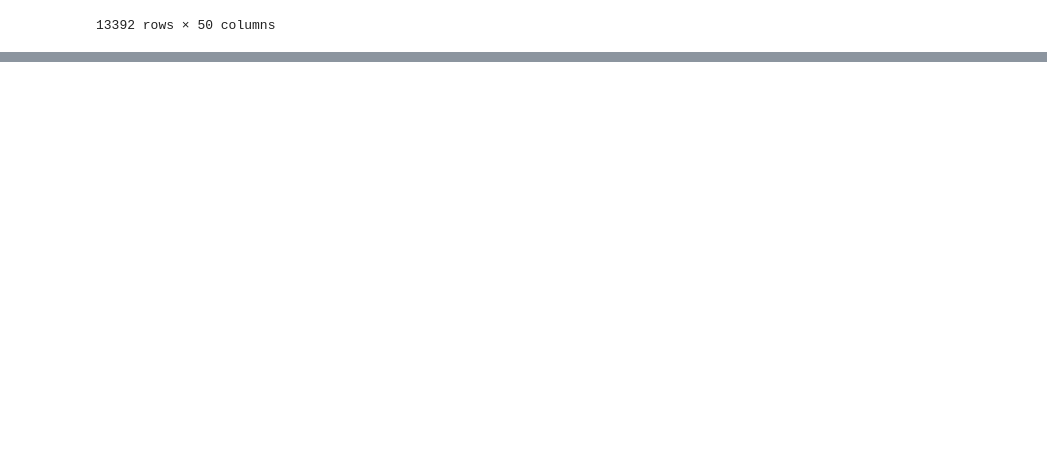
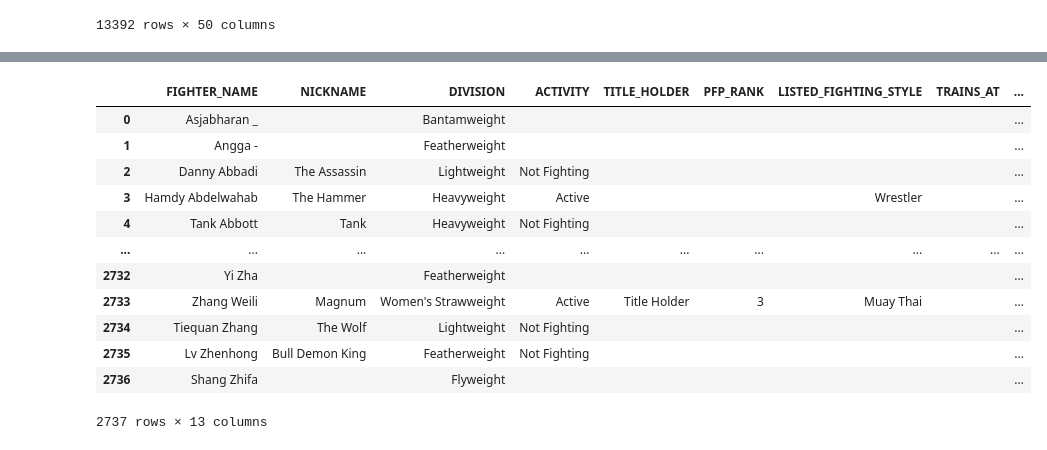
Before and after one commit to paradisal1/UFCStatsDashboard, a Jupyter notebook: play_process.ipynb, the cells around one changed output, grey strips where cells are left out. Drawn from its saved outputs; the diff is of its cells as text; code cells hidden in the pictures; blank space fills up the shorter version.

```diff
--- a/play_process.ipynb
+++ b/play_process.ipynb
@@ -401,21 +387,35 @@ combatants_df
 # %%
 import numpy as np
 db = DBInterface(cfg.DB_PATH / 'ufc_raw')
 ufc_fighters = db.Pdf("officialufcfighters")
 db.close()
 
 ufc_fighters = ufc_fighters.replace("-{2,}", None, regex=True)
 ufc_fighters = ufc_fighters.replace(r'"', '', regex=True)
 ufc_fighters['Standing_Strikes'] = ufc_fighters['Standing_Strikes'].str.findall(r'(\d+)(?!\d* ?%)').apply(lambda x: int(x[0]) if x is not None else None)
 ufc_fighters['Clinch_Strikes'] = ufc_fighters['Clinch_Strikes'].str.findall(r'(\d+)(?!\d* ?%)').apply(lambda x: int(x[0]) if x is not None else None)
 ufc_fighters['Ground_Strikes'] = ufc_fighters['Ground_Strikes'].str.findall(r'(\d+)(?!\d* ?%)').apply(lambda x: int(x[0]) if x is not None else None)
 ufc_fighters['Gender'] = np.where(ufc_fighters['Division'].str.lower().str.contains('women'), 'F', 'M')
 ufc_fighters['Division_Rank'] = ufc_fighters['Division'].str.extract('(\d+)')
-ufc_fighters['Division'] = ufc_fighters['Division'].str.findall(r"(Women's ?(\w+) (?<!Division)").apply(lambda x: x[-1] if x is not None else None)
+ufc_fighters['Division'] = ufc_fighters['Division'].str.findall(r"((?:Women's )?\w+)(?= Division)").apply(lambda x: x[0] if x is not None else None)
 ufc_fighters['PFP_Rank'] = ufc_fighters['PFP_Rank'].str.extract('(\d+)')
 ufc_fighters.columns = ufc_fighters.columns.str.upper()
 ufc_fighters = replace_na(ufc_fighters)
-ufc_fighters;
+ufc_fighters
+# %% [output]
+|  | FIGHTER_NAME | NICKNAME | DIVISION | ACTIVITY | TITLE_HOLDER | PFP_RANK | LISTED_FIGHTING_STYLE | TRAINS_AT | ... |
+| 0 | Asjabharan _ |  | Bantamweight |  |  |  |  |  | ... |
+| 1 | Angga - |  | Featherweight |  |  |  |  |  | ... |
+| 2 | Danny Abbadi | The Assassin | Lightweight | Not Fighting |  |  |  |  | ... |
+| 3 | Hamdy Abdelwahab | The Hammer | Heavyweight | Active |  |  | Wrestler |  | ... |
+| 4 | Tank Abbott | Tank | Heavyweight | Not Fighting |  |  |  |  | ... |
+| ... | ... | ... | ... | ... | ... | ... | ... | ... | ... |
+| 2732 | Yi Zha |  | Featherweight |  |  |  |  |  | ... |
+| 2733 | Zhang Weili | Magnum | Women's Strawweight | Active | Title Holder | 3 | Muay Thai |  | ... |
+| 2734 | Tiequan Zhang | The Wolf | Lightweight | Not Fighting |  |  |  |  | ... |
+| 2735 | Lv Zhenhong | Bull Demon King | Featherweight | Not Fighting |  |  |  |  | ... |
+| 2736 | Shang Zhifa |  | Flyweight |  |  |  |  |  | ... |
+2737 rows × 13 columns
 # %%
 bouts_df = hashify(bouts_df, ['F', 'F_NICKNAME'], 'FIGHTER_ID')
 bouts_df = hashify(bouts_df, ['OPP_NAME', 'OPP_NICKNAME'], 'OPP_ID')
```
Also changed, not shown: parts of 15 cells of this notebook, 2 other files.
